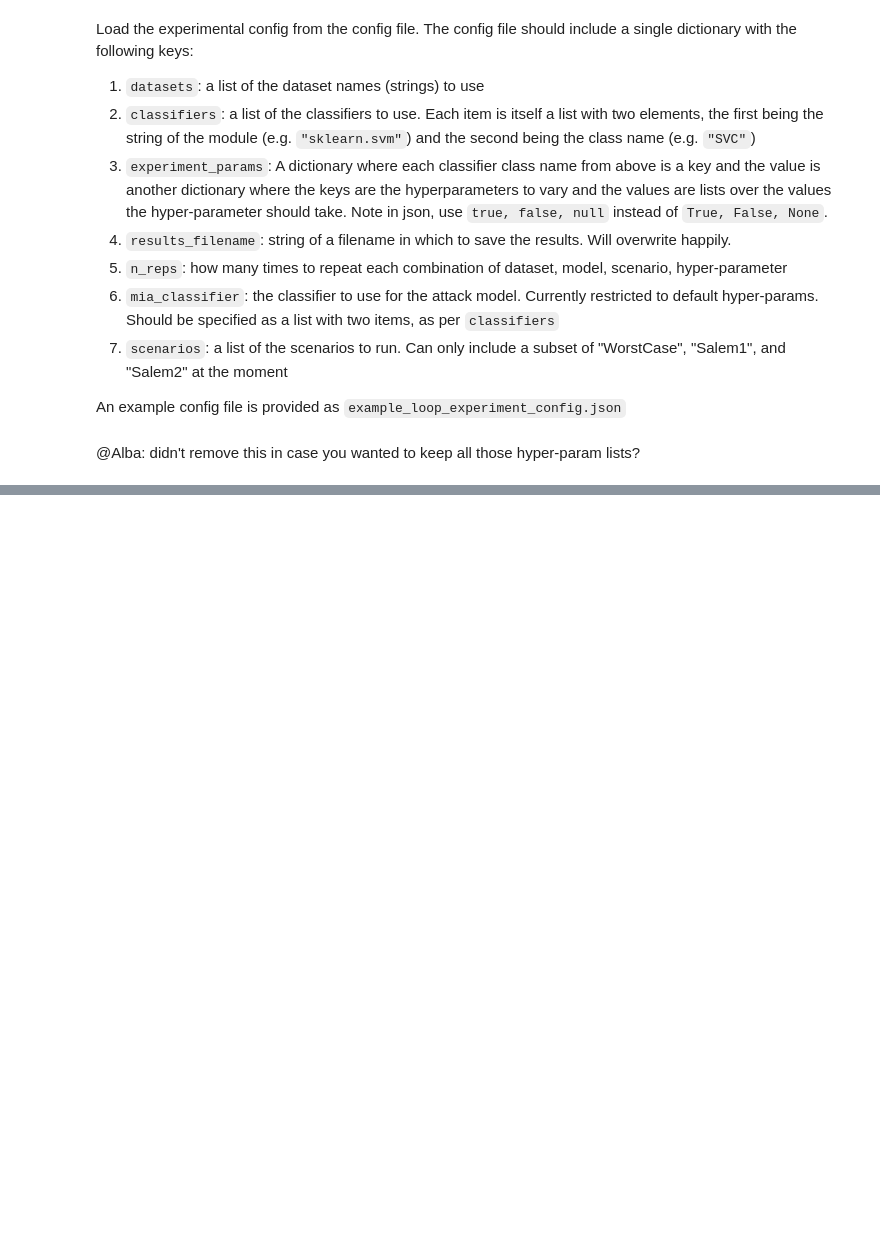
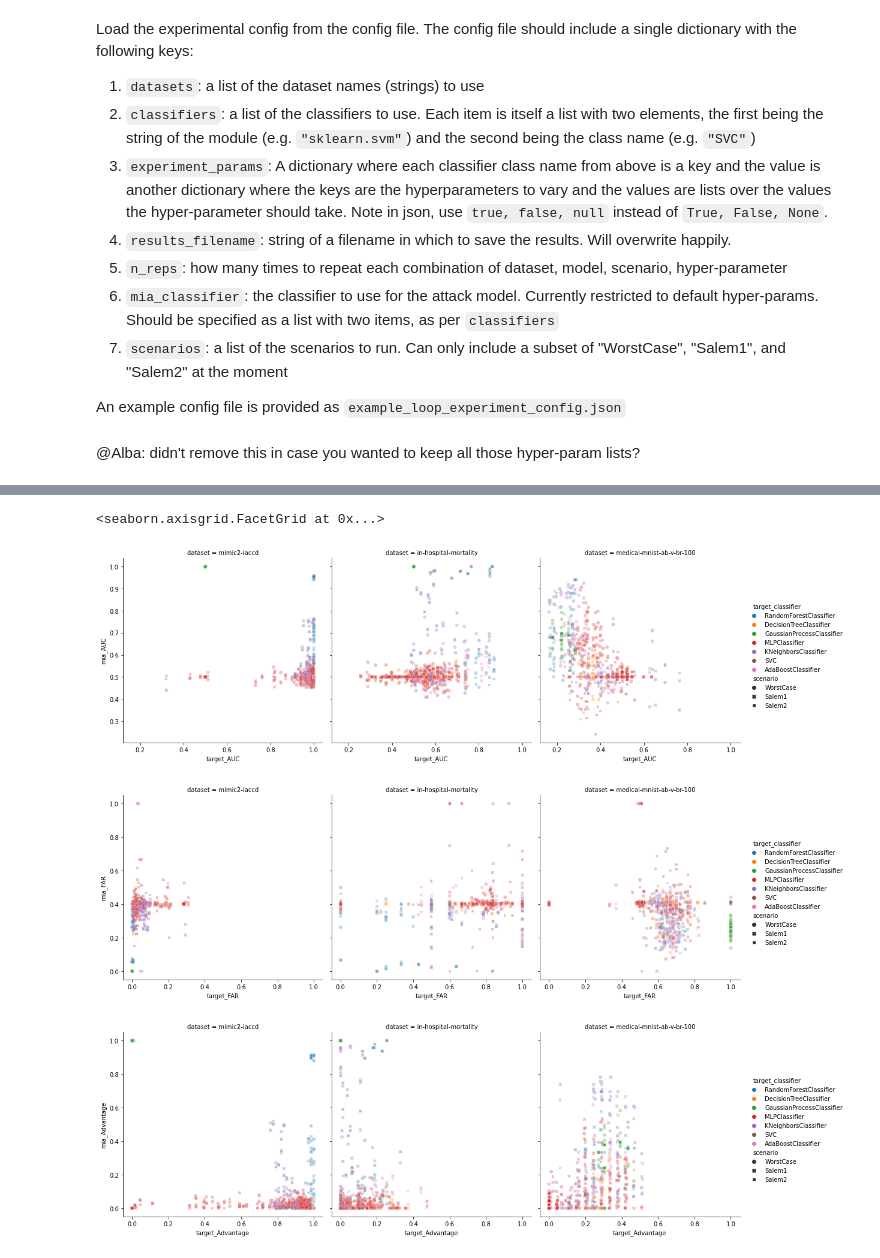
Before and after one commit to UWE-AI-GROUP/GRAIMATTER-TEST, a Jupyter notebook: WP1/notebooks/hyperparam_datasets_loop.ipynb, the cells around one changed output, grey strips where cells are left out. Cells and saved outputs as stored; diff of their text form; code cells hidden in the pictures; blank space fills up the shorter version.

```diff
--- a/WP1/notebooks/hyperparam_datasets_loop.ipynb
+++ b/WP1/notebooks/hyperparam_datasets_loop.ipynb
@@ -338,0 +369,21 @@ results_df.to_csv(results_filename, index=False)
+# %%
+sns.relplot(
+    data=results_df, x="target_AUC", y="mia_AUC",
+    hue="target_classifier", style="scenario", col="dataset",
+    kind="scatter", alpha=0.3
+)
+sns.relplot(
+    data=results_df, x="target_FAR", y="mia_FAR",
+    hue="target_classifier", style="scenario", col="dataset",
+    kind="scatter", alpha=0.3
+)
+sns.relplot(
+    data=results_df, x="target_Advantage", y="mia_Advantage",
+    hue="target_classifier", style="scenario", col="dataset",
+    kind="scatter", alpha=0.3
+)
+# %% [output]
+<seaborn.axisgrid.FacetGrid at 0x...>
+[figure, added]
+[figure, added]
+[figure, added]
```
Also changed, not shown: parts of 6 cells of this notebook.
